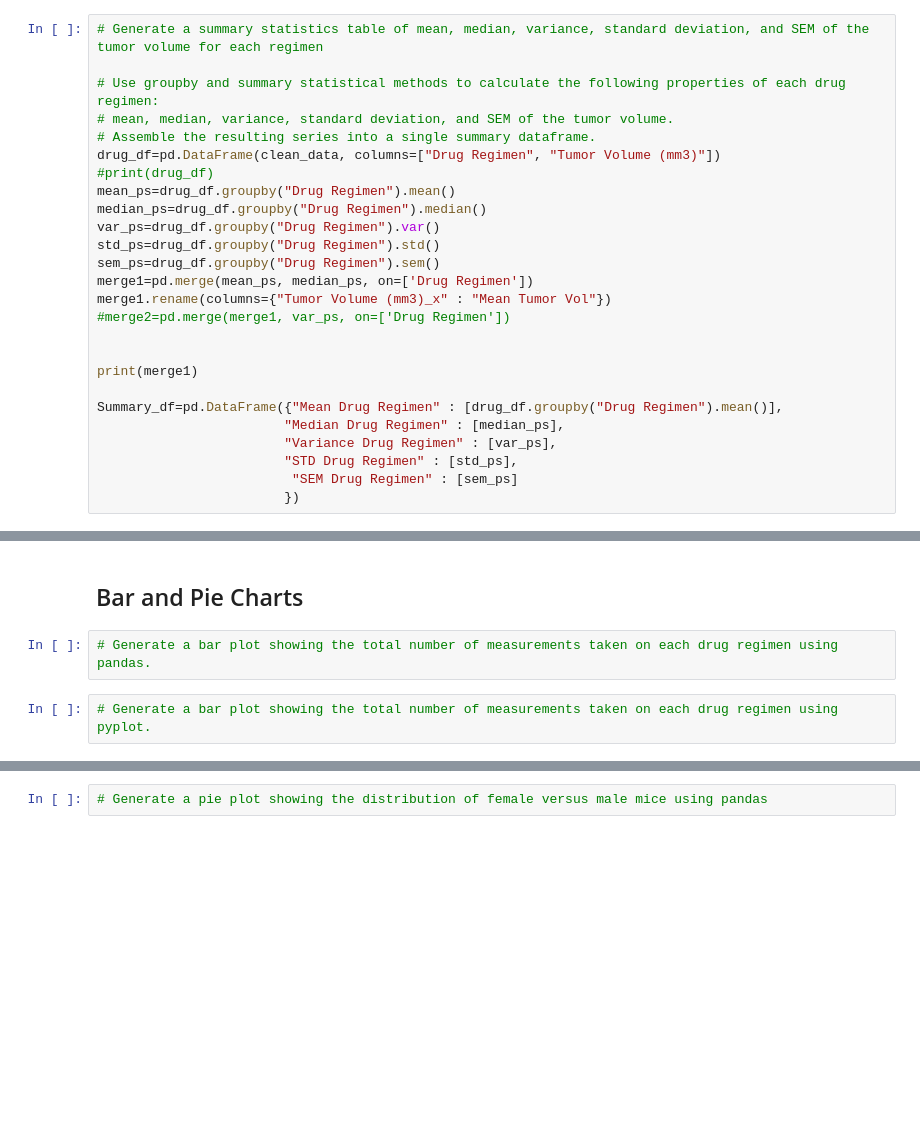
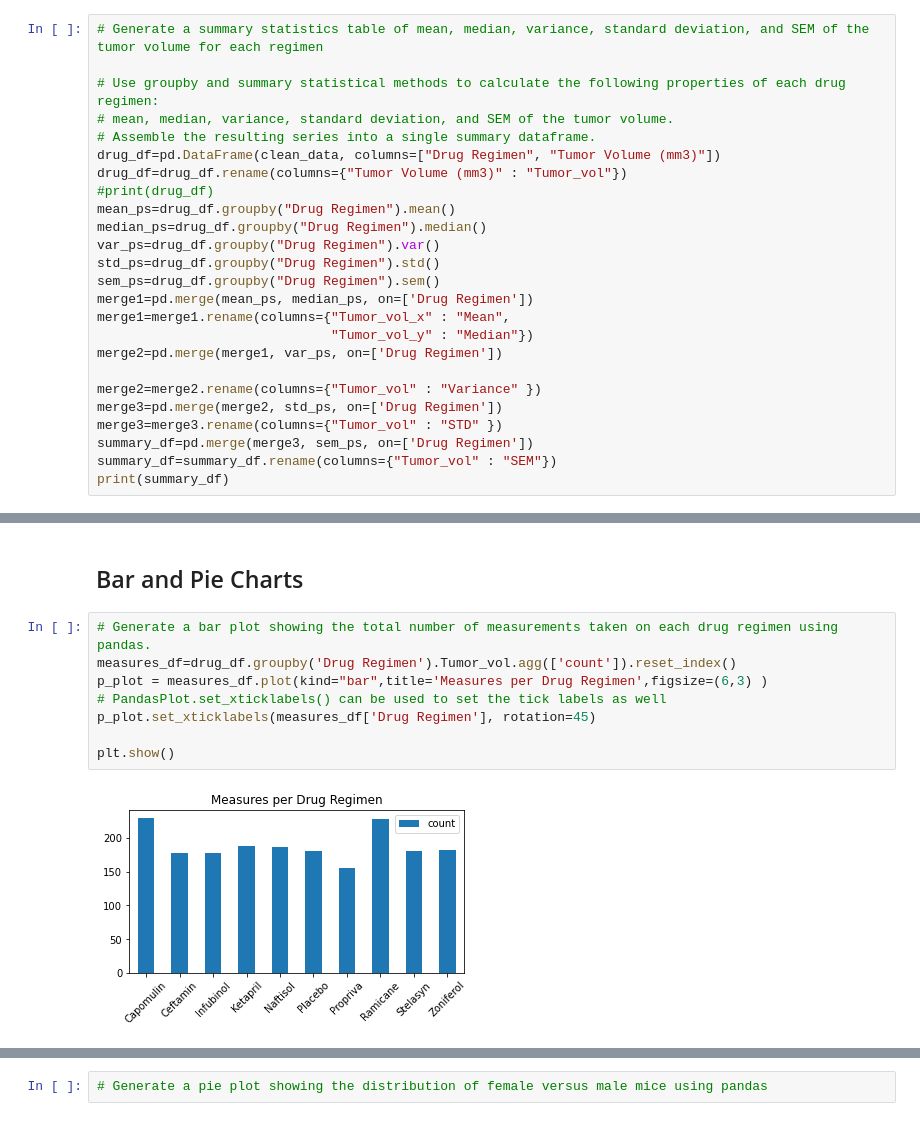
Before and after one commit to skunnath2020/Matplotlib-Challenge, a Jupyter notebook: Pymaceuticals/pymaceuticals_starter.ipynb, the cells around one changed output, grey strips where cells are left out. Cells and saved outputs as stored; diff of their text form; blank space fills up the shorter version.

```diff
--- a/Pymaceuticals/pymaceuticals_starter.ipynb
+++ b/Pymaceuticals/pymaceuticals_starter.ipynb
@@ -85,6 +85,7 @@ clean_data["Mouse ID"].count()
 # mean, median, variance, standard deviation, and SEM of the tumor volume.
 # Assemble the resulting series into a single summary dataframe.
 drug_df=pd.DataFrame(clean_data, columns=["Drug Regimen", "Tumor Volume (mm3)"])
+drug_df=drug_df.rename(columns={"Tumor Volume (mm3)" : "Tumor_vol"})
 #print(drug_df)
 mean_ps=drug_df.groupby("Drug Regimen").mean()
 median_ps=drug_df.groupby("Drug Regimen").median()
@@ -92,16 +93,14 @@ var_ps=drug_df.groupby("Drug Regimen").var()
 std_ps=drug_df.groupby("Drug Regimen").std()
 sem_ps=drug_df.groupby("Drug Regimen").sem()
 merge1=pd.merge(mean_ps, median_ps, on=['Drug Regimen'])
-merge1.rename(columns={"Tumor Volume (mm3)_x" : "Mean Tumor Vol"})
-#merge2=pd.merge(merge1, var_ps, on=['Drug Regimen'])
+merge1=merge1.rename(columns={"Tumor_vol_x" : "Mean",
+                              "Tumor_vol_y" : "Median"})
+merge2=pd.merge(merge1, var_ps, on=['Drug Regimen'])
 
-
-print(merge1)
-
-Summary_df=pd.DataFrame({"Mean Drug Regimen" : [drug_df.groupby("Drug Regimen").mean()],
-                        "Median Drug Regimen" : [median_ps],
-                        "Variance Drug Regimen" : [var_ps],
-                        "STD Drug Regimen" : [std_ps],
-                         "SEM Drug Regimen" : [sem_ps]
-                        })
+merge2=merge2.rename(columns={"Tumor_vol" : "Variance" })
+merge3=pd.merge(merge2, std_ps, on=['Drug Regimen'])
+merge3=merge3.rename(columns={"Tumor_vol" : "STD" })
+summary_df=pd.merge(merge3, sem_ps, on=['Drug Regimen'])
+summary_df=summary_df.rename(columns={"Tumor_vol" : "SEM"})
+print(summary_df)
 # %% [output]
@@ -135,5 +139,11 @@ Name: Tumor Volume (mm3), dtype: float64
 ## Bar and Pie Charts
 # %%
 # Generate a bar plot showing the total number of measurements taken on each drug regimen using pandas.
+measures_df=drug_df.groupby('Drug Regimen').Tumor_vol.agg(['count']).reset_index()
+p_plot = measures_df.plot(kind="bar",title='Measures per Drug Regimen',figsize=(6,3) )
+# PandasPlot.set_xticklabels() can be used to set the tick labels as well
+p_plot.set_xticklabels(measures_df['Drug Regimen'], rotation=45)
+
+plt.show()
+# %% [output]
+[figure, added]
-# %%
-# Generate a bar plot showing the total number of measurements taken on each drug regimen using pyplot.
```
Also changed, not shown: parts of 3 cells of this notebook.
